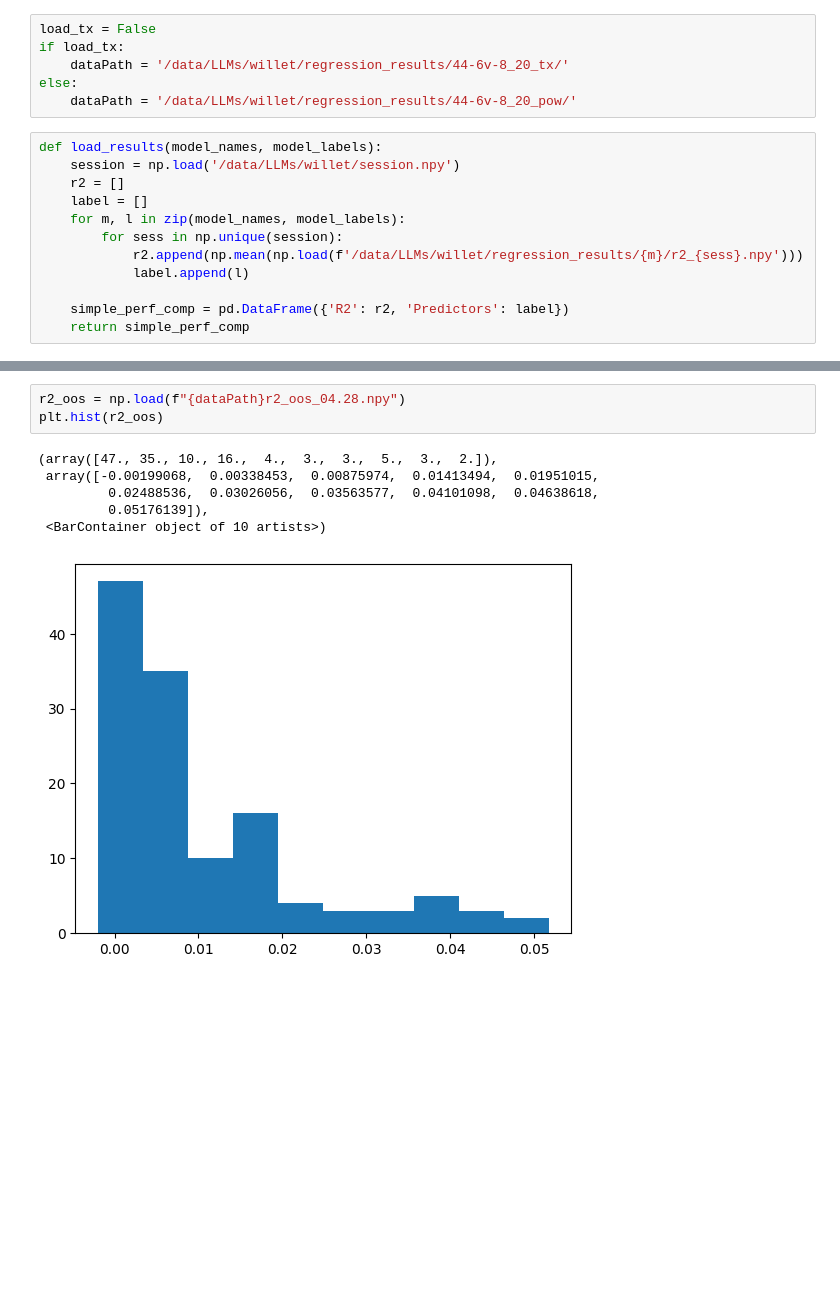
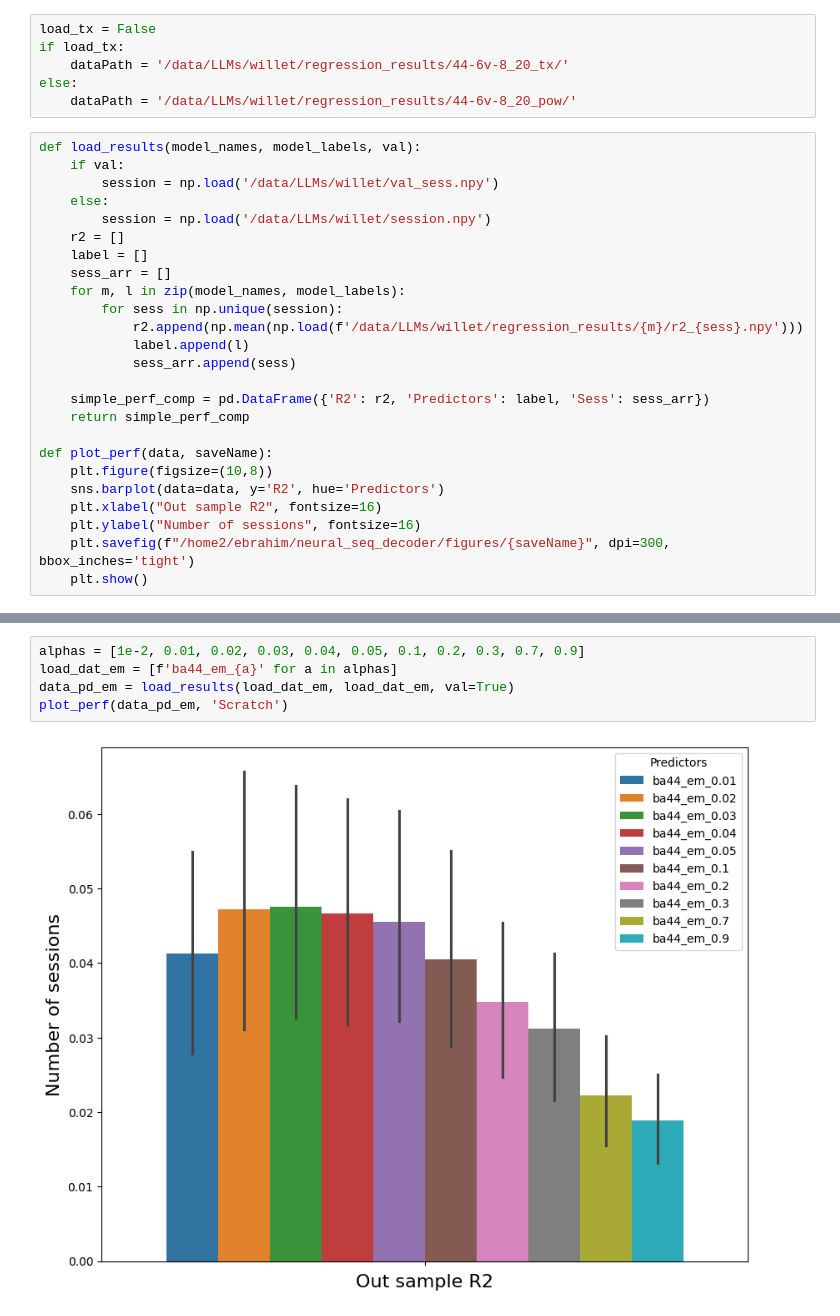
Before and after one commit to ebrahimfeghhi/broca_analyses, a Jupyter notebook: notebooks/analyze_reg.ipynb, the cells around one changed output, grey strips where cells are left out. Saved outputs shown, nothing was run; the diff lists cells and outputs as text; blank space fills up the shorter version.

```diff
--- a/notebooks/analyze_reg.ipynb
+++ b/notebooks/analyze_reg.ipynb
@@ -11,14 +11,27 @@ if load_tx:
 else:
     dataPath = '/data/LLMs/willet/regression_results/44-6v-8_20_pow/'
 # %%
-def load_results(model_names, model_labels):
-    session = np.load('/data/LLMs/willet/session.npy')
+def load_results(model_names, model_labels, val):
+    if val:
+        session = np.load('/data/LLMs/willet/val_sess.npy')
+    else:
+        session = np.load('/data/LLMs/willet/session.npy')
     r2 = []
     label = []
+    sess_arr = []
     for m, l in zip(model_names, model_labels):
         for sess in np.unique(session):
             r2.append(np.mean(np.load(f'/data/LLMs/willet/regression_results/{m}/r2_{sess}.npy')))
             label.append(l)
+            sess_arr.append(sess)
 
-    simple_perf_comp = pd.DataFrame({'R2': r2, 'Predictors': label})
+    simple_perf_comp = pd.DataFrame({'R2': r2, 'Predictors': label, 'Sess': sess_arr})
     return simple_perf_comp
+
+def plot_perf(data, saveName):
+    plt.figure(figsize=(10,8))
+    sns.barplot(data=data, y='R2', hue='Predictors')
+    plt.xlabel("Out sample R2", fontsize=16)
+    plt.ylabel("Number of sessions", fontsize=16)
+    plt.savefig(f"/home2/ebrahim/neural_seq_decoder/figures/{saveName}", dpi=300, bbox_inches='tight')
+    plt.show()
@@ -80,10 +38,7 @@ for key, val in r2_oos_dict.items():
-# %%
-r2_oos = np.load(f"{dataPath}r2_oos_04.28.npy")
-plt.hist(r2_oos)
-# %% [output]
-(array([47., 35., 10., 16.,  4.,  3.,  3.,  5.,  3.,  2.]),
- array([-0.00199068,  0.00338453,  0.00875974,  0.01413494,  0.01951015,
-         0.02488536,  0.03026056,  0.03563577,  0.04101098,  0.04638618,
-         0.05176139]),
- <BarContainer object of 10 artists>)
-[figure, removed]
+# %%
+alphas = [1e-2, 0.01, 0.02, 0.03, 0.04, 0.05, 0.1, 0.2, 0.3, 0.7, 0.9]
+load_dat_em = [f'ba44_em_{a}' for a in alphas]
+data_pd_em = load_results(load_dat_em, load_dat_em, val=True)
+plot_perf(data_pd_em, 'Scratch')
+# %% [output]
+[figure, added]
```
Also changed, not shown: parts of 9 cells of this notebook, 16 other files.
